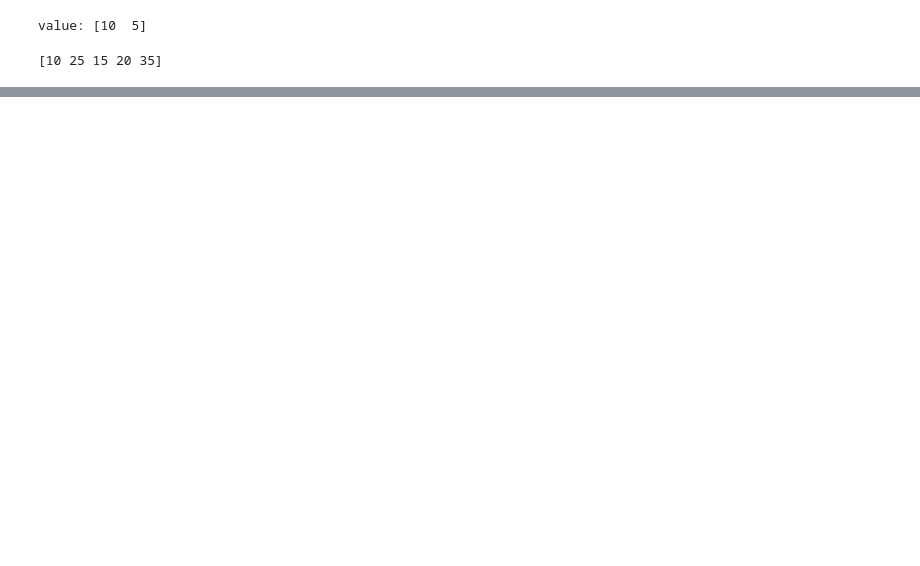
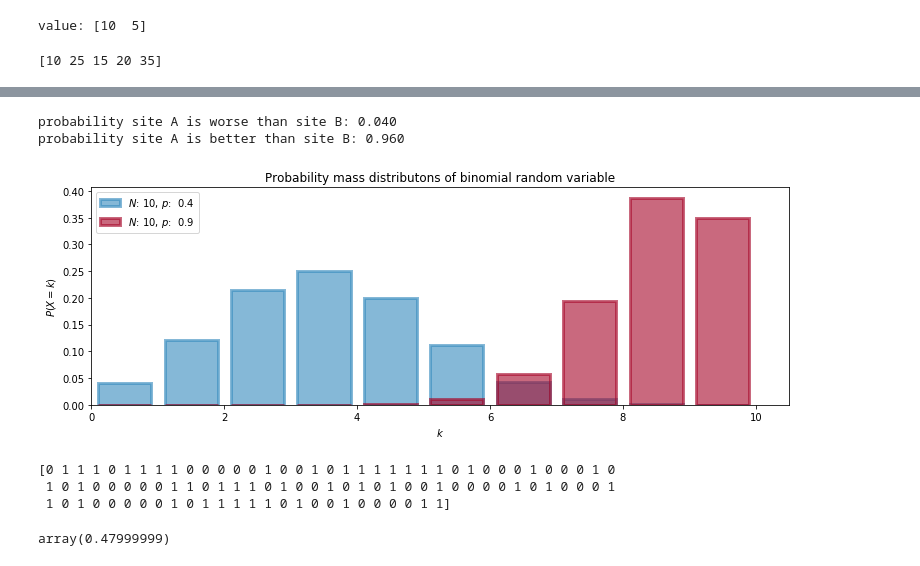
Before and after one commit to CLuiz/probabalistic_programming, a Jupyter notebook: ch2.ipynb, the cells around one changed output, grey strips where cells are left out. Drawn from its saved outputs; the diff is of its cells as text; code cells hidden in the pictures; blank space fills up the shorter version.

Commit message:
students cheating problem

```diff
--- a/ch2.ipynb
+++ b/ch2.ipynb
@@ -294,0 +287,47 @@ plt.legend(loc="upper right")
+# %%
+# count the number of samples less than zero, ie the area under the curve
+# before 0, represent the prob that site A is worse than site B
+
+print("probability site A is worse than site B: %.3f" % np.mean(delta_samples < 0))
+print("probability site A is better than site B: %.3f" % np.mean(delta_samples > 0))
+# %% [output]
+probability site A is worse than site B: 0.040
+probability site A is better than site B: 0.960
+# %%
+figsize = (12.5, 4)
+
+import scipy.stats as stats
+binomial = stats.binom
+
+parameters = [(10, .4), (10, .9)]
+colors = ["#348ABD", "#A60628"]
+
+for i in range(2):
+    N, p = parameters[i]
+    _x = np.arange(N + 1)
+    plt.bar(_x - 0.5, binomial.pmf(_x, N, p), color=colors[i],
+           edgecolor=colors[i],
+           alpha=.6,
+           label="$N$: %d, $p$: % .1f" % (N, p),
+           linewidth=3)
+    plt.legend(loc="upper left")
+    plt.xlim(0, 10.5)
+    plt.xlabel("$k$")
+    plt.ylabel("$P(X = k)$")
+    plt.title("Probability mass distributons of binomial random variable");
+# %% [output]
+[figure, added]
+# %%
+# privacy algo
+
+N = 100
+with pm.Model() as model:
+    p = pm.Uniform("freq_cheating", 0, 1)
+    true_answers = pm.Bernoulli("truths", p, shape=N, testval=np.random.binomial(1, .5, N))
+    first_coin_flips = pm.Bernoulli("first_flips", .5, shape=N, testval=np.random.binomial(1, .5, N))
+
+print(first_coin_flips.tag.test_value)
+# %% [output]
+[0 1 1 1 0 1 1 1 1 0 0 0 0 0 1 0 0 1 0 1 1 1 1 1 1 1 0 1 0 0 0 1 0 0 0 1 0
+ 1 0 1 0 0 0 0 0 1 1 0 1 1 1 0 1 0 0 1 0 1 0 1 0 0 1 0 0 0 0 1 0 1 0 0 0 1
+ 1 0 1 0 0 0 0 0 1 0 1 1 1 1 1 0 1 0 0 1 0 0 0 0 1 1]
@@ -294,0 +341,4 @@ plt.legend(loc="upper right")
+# %%
+observed_proportion.tag.test_value
+# %% [output]
+array(0.47999999)
```
Also changed, not shown: parts of 22 cells of this notebook.
